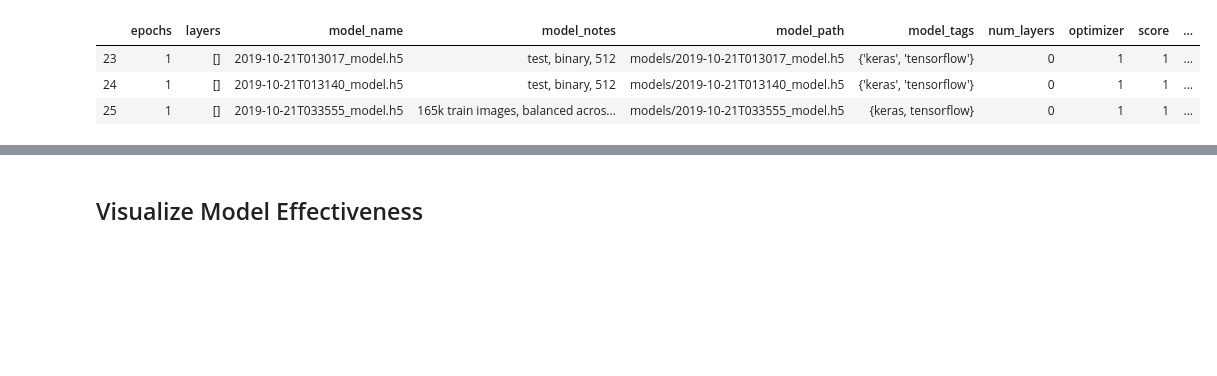
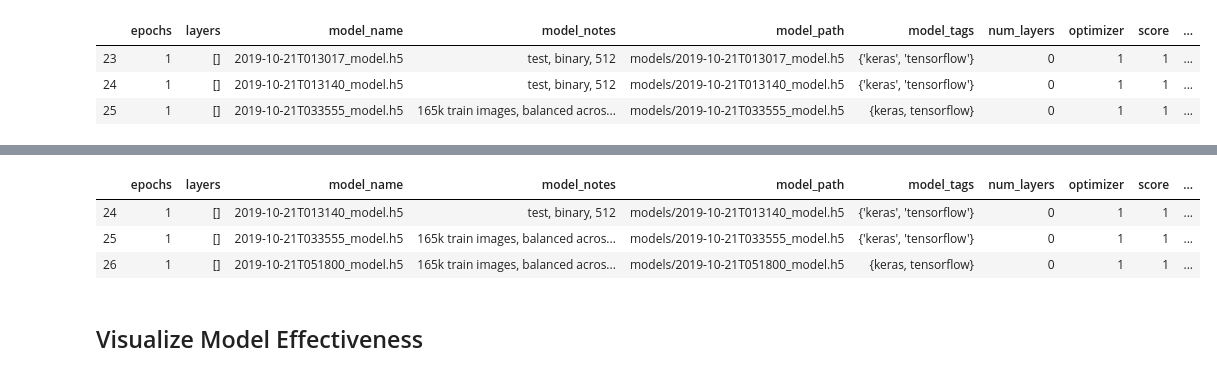
Before and after one commit to RumTumTum/capstone, a Jupyter notebook: basic_cnn_v3.ipynb, the cells around one changed output, grey strips where cells are left out. Drawn from its saved outputs; the diff is of its cells as text; code cells hidden in the pictures; blank space fills up the shorter version.

```diff
--- a/basic_cnn_v3.ipynb
+++ b/basic_cnn_v3.ipynb
@@ -203,8 +205,8 @@ Epoch 3/3
 | 24 | 1 | [] | 2019-10-21T013140_model.h5 | test, binary, 512 | models/2019-10-21T013140_model.h5 | {'keras', 'tensorflow'} | 0 | 1 | 1 | ... |
 | 25 | 1 | [] | 2019-10-21T033555_model.h5 | 165k train images, balanced acros... | models/2019-10-21T033555_model.h5 | {keras, tensorflow} | 0 | 1 | 1 | ... |
 # %%
-# compile(optimizer='adam', loss='binary_crossentropy', metrics=['accuracy'])
-# model.fit(X,y_train,batch_size=32,epochs=6,validation_split=0.5)
+# run model
+
 history=model.fit_generator(
     generator=traingen,
     validation_data=validgen,
@@ -212,4 +214,15 @@ history=model.fit_generator(
     workers=11,
     epochs=1)
 
-file_saving.save_model(model, return_df=True, model_notes=model_notes).tail(3)
+file_saving.save_model(
+    model,
+    return_df=True,
+    model_notes=model_notes,
+    loss = loss,
+    optimizer = optimizer,
+    dim = dim[0],
+    epochs = epochs,
+    train_size = len(traingen_data),
+    validation_size = len(validgen_data)
+).tail(3)
+# %% [output]
@@ -216,3 +230,7 @@ file_saving.save_model(model, return_df=True, model_notes=model_notes).tail(3)
+|  | epochs | layers | model_name | model_notes | model_path | model_tags | num_layers | optimizer | score | ... |
+| 24 | 1 | [] | 2019-10-21T013140_model.h5 | test, binary, 512 | models/2019-10-21T013140_model.h5 | {'keras', 'tensorflow'} | 0 | 1 | 1 | ... |
+| 25 | 1 | [] | 2019-10-21T033555_model.h5 | 165k train images, balanced acros... | models/2019-10-21T033555_model.h5 | {'keras', 'tensorflow'} | 0 | 1 | 1 | ... |
+| 26 | 1 | [] | 2019-10-21T051800_model.h5 | 165k train images, balanced acros... | models/2019-10-21T051800_model.h5 | {keras, tensorflow} | 0 | 1 | 1 | ... |
 # %% [markdown]
 ## Visualize Model Effectiveness
 # %%
```
Also changed, not shown: parts of 7 cells of this notebook, 1 other file.
